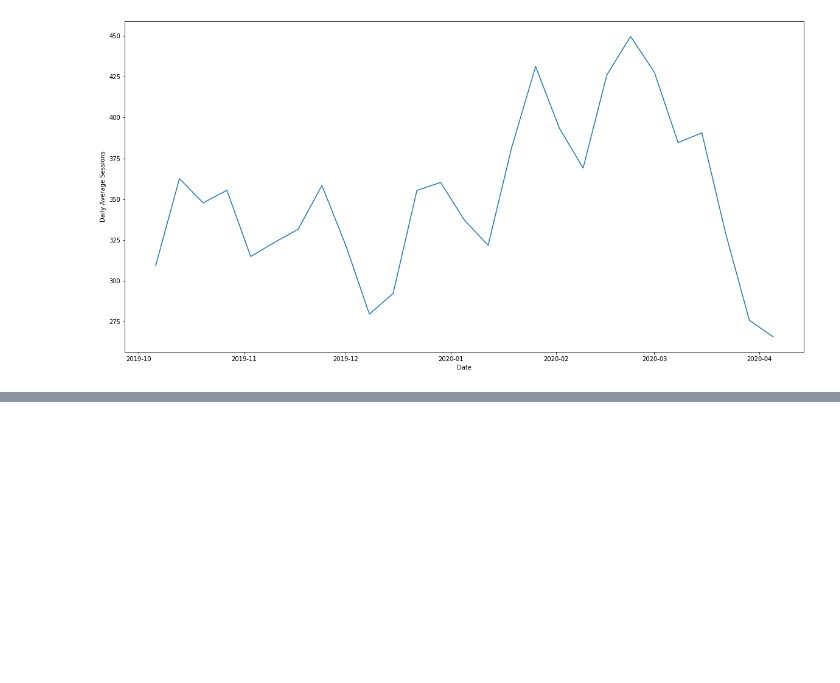
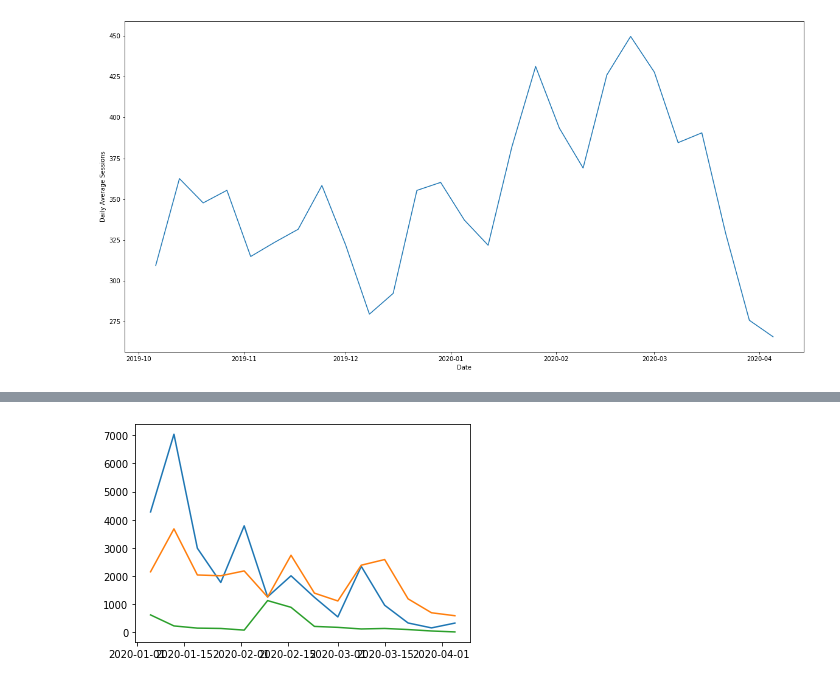
Before and after one commit to GarrettMarkScott/DW3D_DailyBenchmarks, a Jupyter notebook: Average Amount of Sessions.ipynb, the cells around one changed output, grey strips where cells are left out. Saved outputs shown, nothing was run; the diff lists cells and outputs as text; code cells hidden in the pictures; blank space fills up the shorter version.

```diff
--- a/Average Amount of Sessions.ipynb
+++ b/Average Amount of Sessions.ipynb
@@ -227,0 +236,4 @@ plt.plot_date(x=weekly_totals.index, y=weekly_totals['TotalClicks'])
+# %%
+weekly_branded_totals = df_gsc.query('Branded == "branded"').resample('W').sum()
+weekly_unbranded_totals = df_gsc.query('Branded == "nonbranded"').resample('W').sum()
+weekly_unknown_totals = df_gsc.query('Branded == "unknown"').resample('W').sum()
@@ -227,0 +244,7 @@ plt.plot_date(x=weekly_totals.index, y=weekly_totals['TotalClicks'])
+# %%
+plt.plot(weekly_branded_totals.index, weekly_branded_totals['TotalClicks'])
+plt.plot(weekly_unbranded_totals.index, weekly_unbranded_totals['TotalClicks'])
+plt.plot(weekly_unknown_totals.index, weekly_unknown_totals['TotalClicks'])
+plt.savefig('GoogleSearchConsoleTrends.png')
+# %% [output]
+[figure, added]
```
Also changed, not shown: parts of 14 cells of this notebook, 1 other file.
